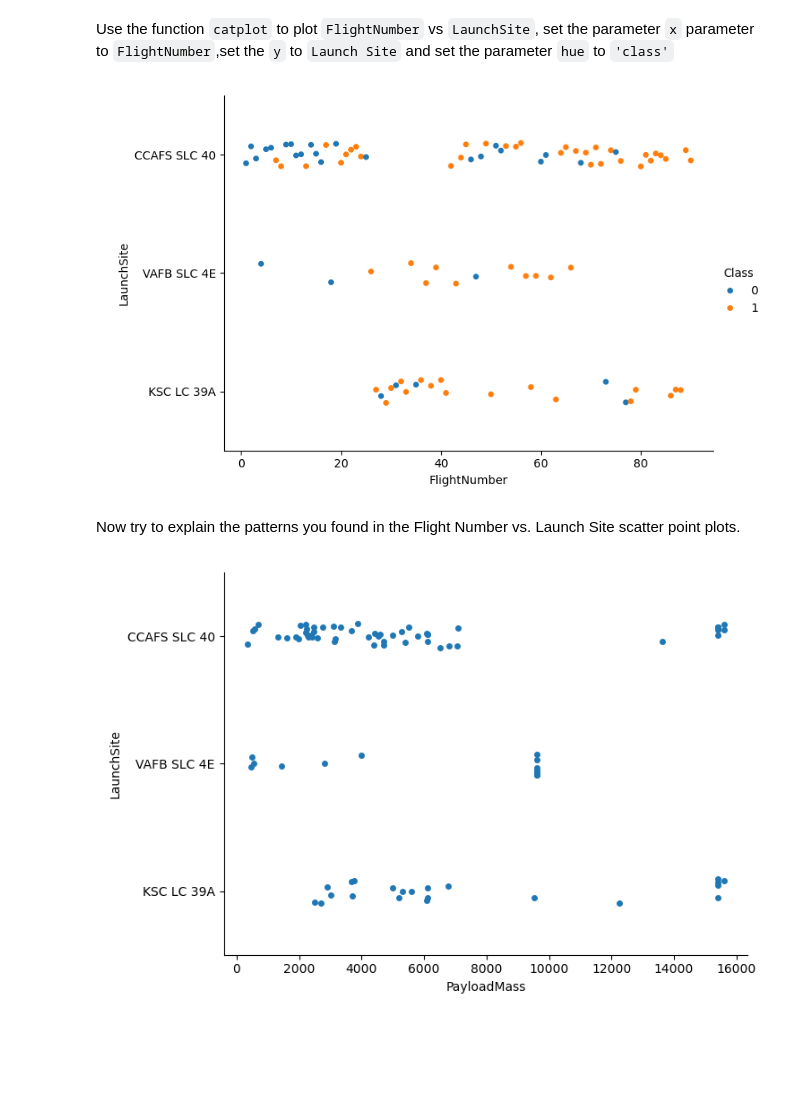
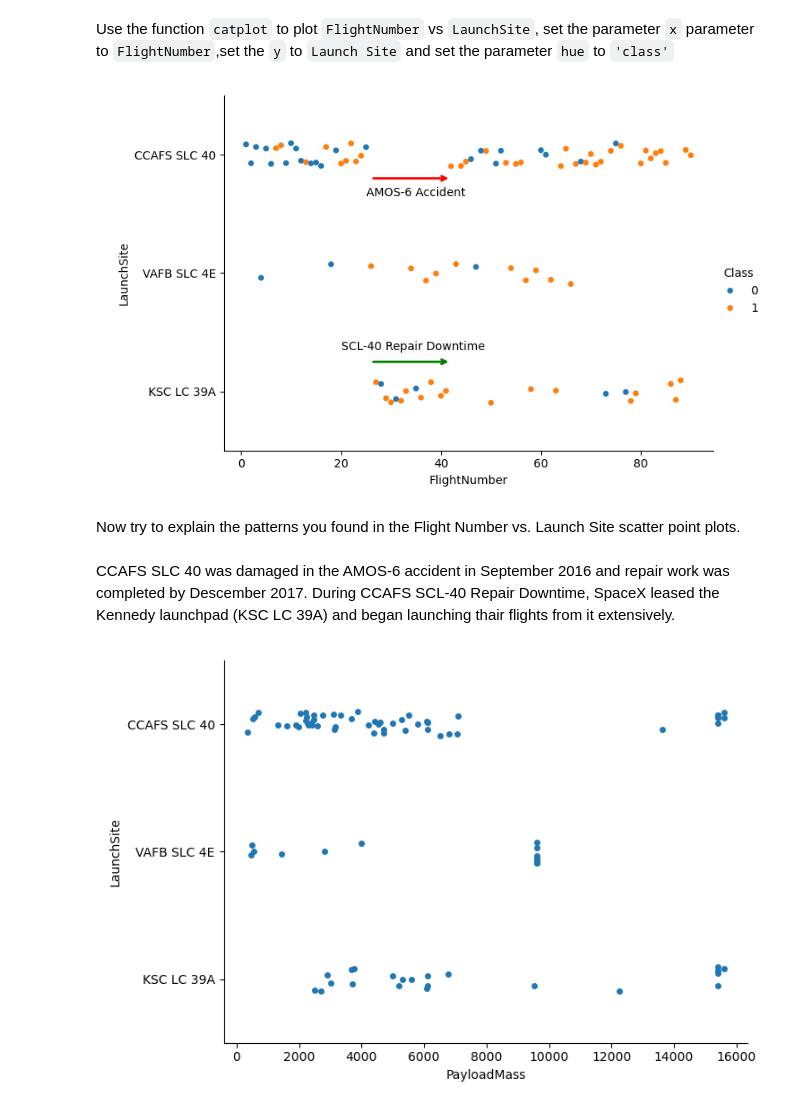
Before and after one commit to GrmaHashim/testrepo, a Jupyter notebook: jupyter-labs-eda-dataviz.ipynb.jupyterlite.ipynb, the cells around one changed output. Drawn from its saved outputs; the diff is of its cells as text; code cells hidden in the pictures; blank space fills up the shorter version.

Commit message:
Add files via upload
EDA with Visualization Project Capstone

```diff
--- a/jupyter-labs-eda-dataviz.ipynb.jupyterlite.ipynb
+++ b/jupyter-labs-eda-dataviz.ipynb.jupyterlite.ipynb
@@ -124,14 +124,32 @@ CCAFS SLC 40 was damaged in the AMOS-6 accident in September 2016 and repair wor
 During CCAFS SCL-40 Repair Downtime, SpaceX leased the Kennedy launchpad (KSC LC 39A) and began launching thair flights from it extensively.
 # %% [markdown]
 Use the function <code>catplot</code> to plot <code>FlightNumber</code> vs <code>LaunchSite</code>, set the  parameter <code>x</code>  parameter to <code>FlightNumber</code>,set the  <code>y</code> to <code>Launch Site</code> and set the parameter <code>hue</code> to <code>'class'</code>
-# %%
-# Plot a scatter point chart with x axis to be Flight Number and y axis to be the launch site, and hue to be the class value
-sns.catplot(x='FlightNumber', y='LaunchSite', hue='Class', data=df, aspect = 1.5)
-plt.show()
-# %% [output]
-[figure, removed]
+# %%
+# Plot a scatter point chart with x axis to be Flight Number and y axis to be the launch site, and hue to be the class value
+sns.catplot(x='FlightNumber', y='LaunchSite', hue='Class', data=df, aspect = 1.5)
+plt.text(25, 0.35, 'AMOS-6 Accident', rotation = 0)
+plt.annotate('',  # s: str. Will leave it blank for no text
+             xy=(42, 0.2),  # place head of the arrow at point (year 2012 , pop 70)
+             xytext=(26, 0.2),  # place base of the arrow at point (year 2008 , pop 20)
+             xycoords='data',  # will use the coordinate system of the object being annotated
+             arrowprops=dict(arrowstyle='->', connectionstyle='arc3', color='red', lw=2)
+             )
+
+plt.text(20, 1.65, 'SCL-40 Repair Downtime', rotation = 0)
+plt.annotate('',  # s: str. Will leave it blank for no text
+             xy=(42, 1.75),  # place head of the arrow at point (year 2012 , pop 70)
+             xytext=(26, 1.75),  # place base of the arrow at point (year 2008 , pop 20)
+             xycoords='data',  # will use the coordinate system of the object being annotated
+             arrowprops=dict(arrowstyle='->', connectionstyle='arc3', color='green', lw=2)
+             )
+plt.show()
+# %% [output]
+[figure, added]
 # %% [markdown]
 Now try to explain the patterns you found in the Flight Number vs. Launch Site scatter point plots.
+# %% [markdown]
+CCAFS SLC 40 was damaged in the AMOS-6 accident in September 2016 and repair work was completed by Descember 2017.
+During CCAFS SCL-40 Repair Downtime, SpaceX leased the Kennedy launchpad (KSC LC 39A) and began launching thair flights from it extensively.
 # %%
 ### TASK 2: Visualize the relationship between Payload and Launch Site
 sns.catplot(x='PayloadMass', y='LaunchSite', data=df, aspect = 1.5)
```
